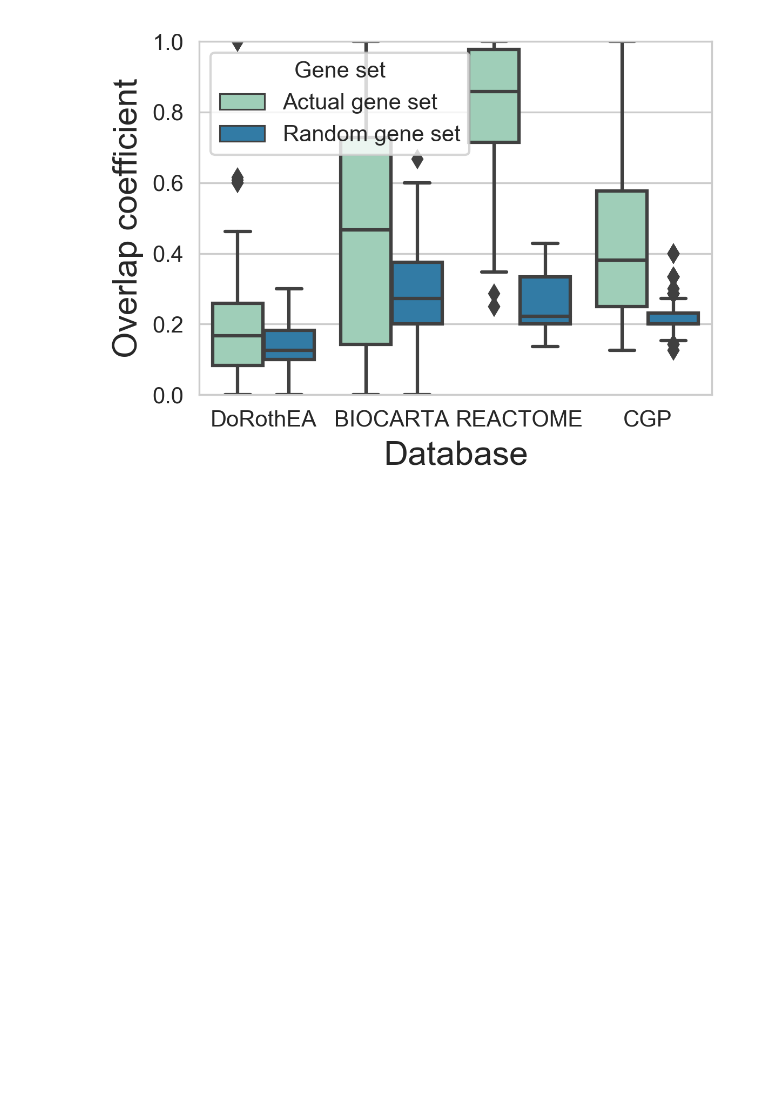
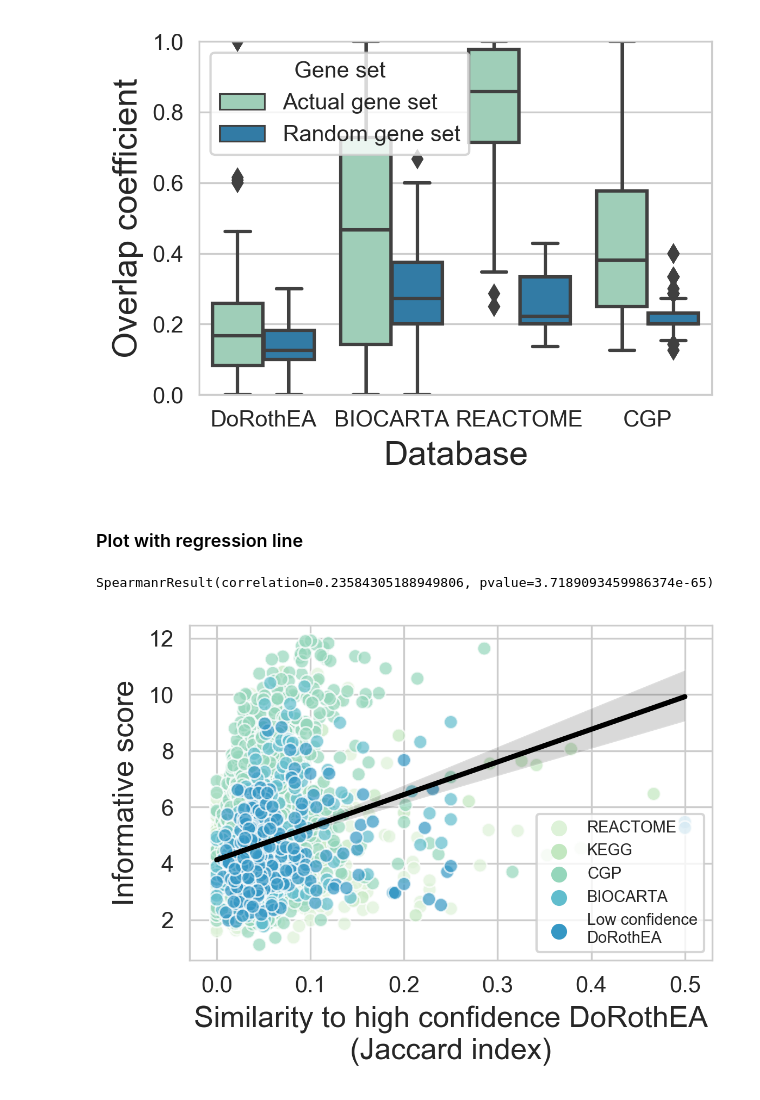
Before and after one commit to bence-szalai/why-pathway-methods-work, a Jupyter notebook: notebooks/6_review.ipynb, the cells around one changed output. Drawn from its saved outputs; the diff is of its cells as text; code cells hidden in the pictures; blank space fills up the shorter version.

```diff
--- a/notebooks/6_review.ipynb
+++ b/notebooks/6_review.ipynb
@@ -139,3 +140,5 @@ KEGG BIOCARTA MannwhitneyuResult(statistic=13113.0, pvalue=0.0005070928253727095
 KEGG REACTOME MannwhitneyuResult(statistic=344.5, pvalue=3.023963687906614e-59)
 KEGG CGP MannwhitneyuResult(statistic=5838.5, pvalue=3.8283473910587686e-27)
 [figure]
+# %% [markdown]
+### Plot with regression line
@@ -141,0 +191,6 @@ KEGG CGP MannwhitneyuResult(statistic=5838.5, pvalue=3.8283473910587686e-27)
+# %%
+plot_correaltions_all('BEST_dorothea_AB','high confidence DoRothEA','_abs','_filtered','progeny','jaccard')
+plt.savefig('../figures/revision/regression.png')
+# %% [output]
+SpearmanrResult(correlation=0.23584305188949806, pvalue=3.7189093459986374e-65)
+[figure, added]
```
Also changed, not shown: parts of 2 cells of this notebook, 1 other file.
